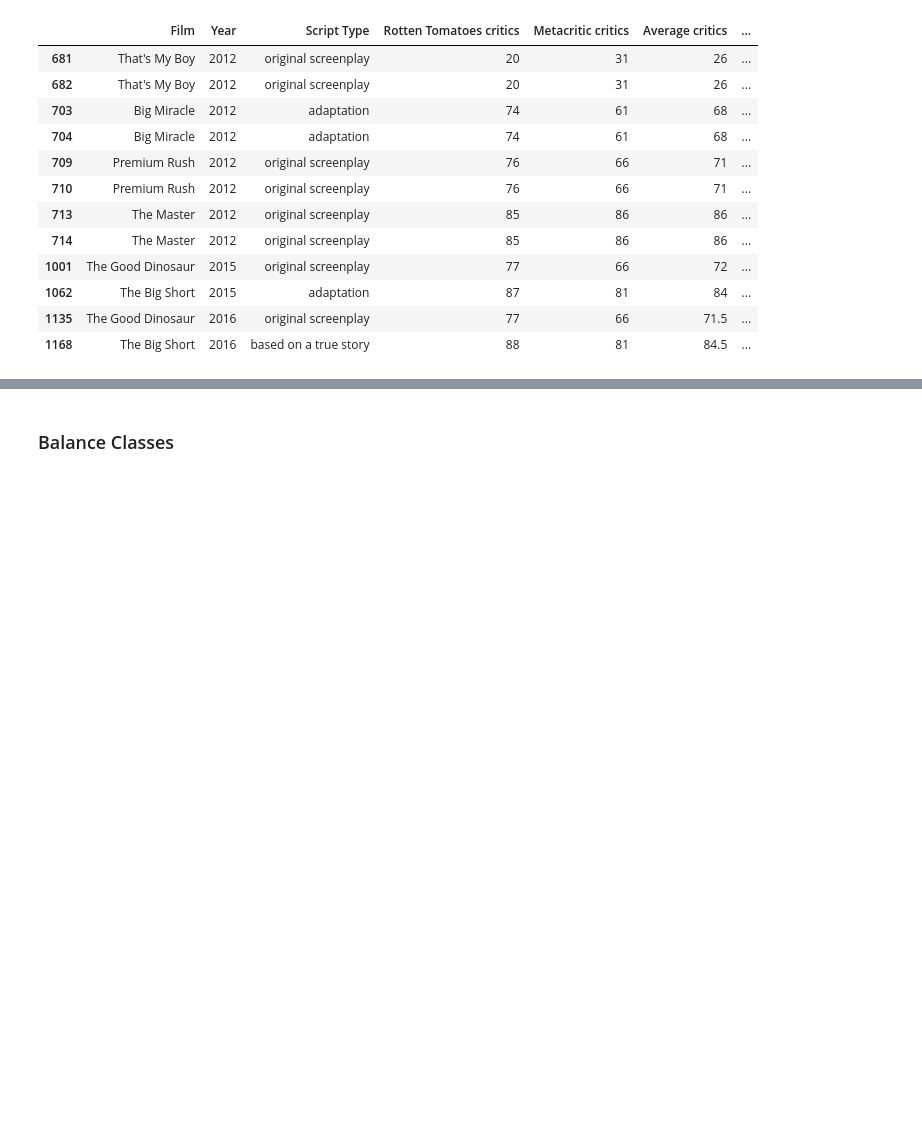
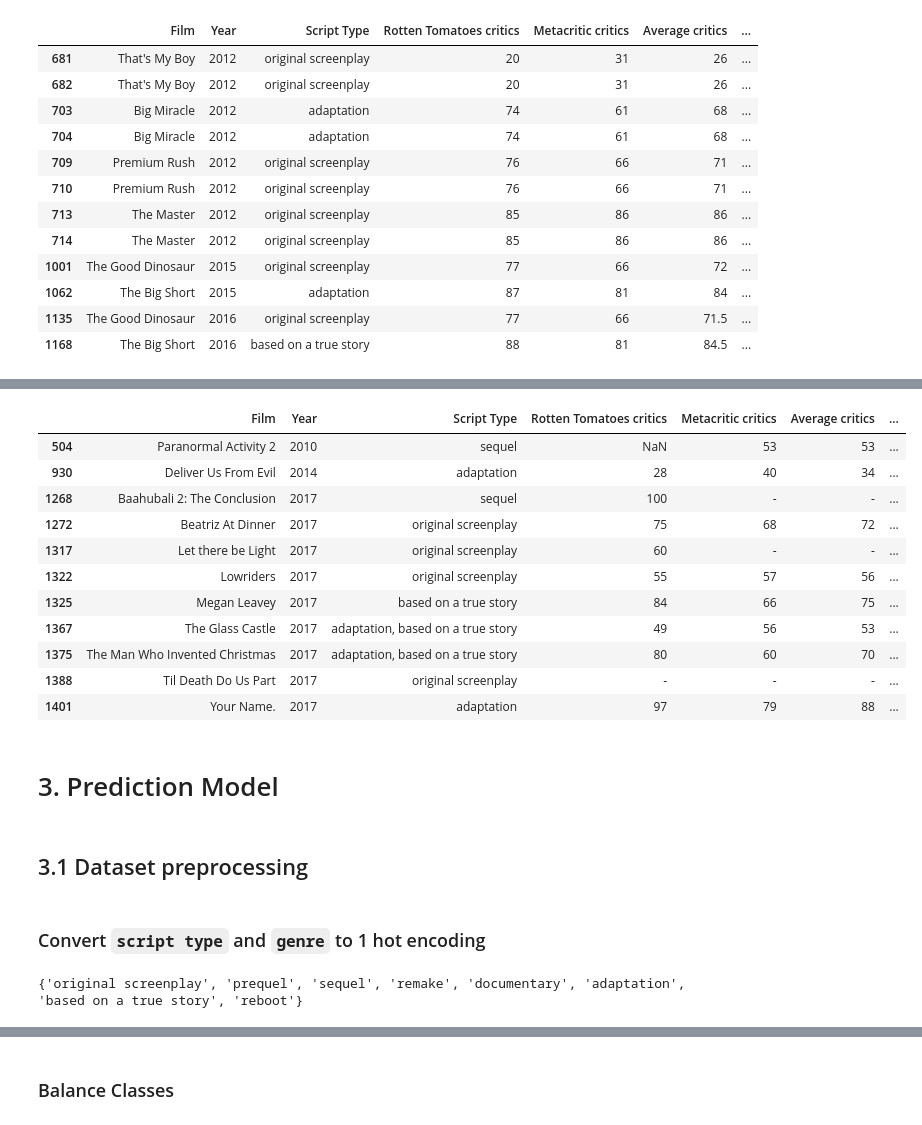
Before and after one commit to AAleksandros/HUA-DIT-Data-mining-project, a Jupyter notebook: data_mining.ipynb, the cells around one changed output, grey strips where cells are left out. Drawn from its saved outputs; the diff is of its cells as text; code cells hidden in the pictures; blank space fills up the shorter version.

```diff
--- a/data_mining.ipynb
+++ b/data_mining.ipynb
@@ -128,0 +145,16 @@ df['Rotten Tomatoes Audience '].min()
+# %%
+# Print lines with missing values
+df[df['Rotten Tomatoes  critics'].isnull() | df['Rotten Tomatoes Audience '].isnull() | df['Genre'].isnull() | df.isin(['-']).any(axis=1)]
+# %% [output]
+|  | Film | Year | Script Type | Rotten Tomatoes critics | Metacritic critics | Average critics | ... |
+| 504 | Paranormal Activity 2 | 2010 | sequel | NaN | 53 | 53 | ... |
+| 930 | Deliver Us From Evil | 2014 | adaptation | 28 | 40 | 34 | ... |
+| 1268 | Baahubali 2: The Conclusion | 2017 | sequel | 100 | - | - | ... |
+| 1272 | Beatriz At Dinner | 2017 | original screenplay | 75 | 68 | 72 | ... |
+| 1317 | Let there be Light | 2017 | original screenplay | 60 | - | - | ... |
+| 1322 | Lowriders | 2017 | original screenplay | 55 | 57 | 56 | ... |
+| 1325 | Megan Leavey | 2017 | based on a true story | 84 | 66 | 75 | ... |
+| 1367 | The Glass Castle | 2017 | adaptation, based on a true story | 49 | 56 | 53 | ... |
+| 1375 | The Man Who Invented Christmas | 2017 | adaptation, based on a true story | 80 | 60 | 70 | ... |
+| 1388 | Til Death Do Us Part | 2017 | original screenplay | - | - | - | ... |
+| 1401 | Your Name. | 2017 | adaptation | 97 | 79 | 88 | ... |
@@ -128,0 +165,36 @@ df['Rotten Tomatoes Audience '].min()
+# %% [markdown]
+# 3. Prediction Model
+# %% [markdown]
+## 3.1 Dataset preprocessing
+# %% [markdown]
+### Convert `script type` and `genre` to 1 hot encoding
+# %%
+# Convert strings to lowercase
+df['Script Type'] = df['Script Type'].str.lower()
+
+# Extract all unique script type names
+script_types = df['Script Type'].unique()
+
+# Split strings and remove trailing spaces
+types = []
+for str in script_types:
+    types.append(re.split(' / |, ',str))
+script_types = [j.strip() for sub in types for j in sub]
+
+#Convert to set to remove dublicates
+script_types = set(script_types)
+
+# Insert columns for each coresponding script type
+for i, item in enumerate(script_types):
+    df.insert(i+1, 'st_'+item, 0)
+
+# 1 hot encoding for corresponding script type
+for i in df.index:
+    for script in script_types:
+        if script in df.at[i, 'Script Type']:
+            df.at[i, 'st_'+script] = 1
+
+# Drop script type and primary genre columns from dataframe
+df = df.drop(['Script Type'], axis=1)
+# %% [output]
+{'original screenplay', 'prequel', 'sequel', 'remake', 'documentary', 'adaptation', 'based on a true story', 'reboot'}
```
Also changed, not shown: parts of 68 cells of this notebook.
